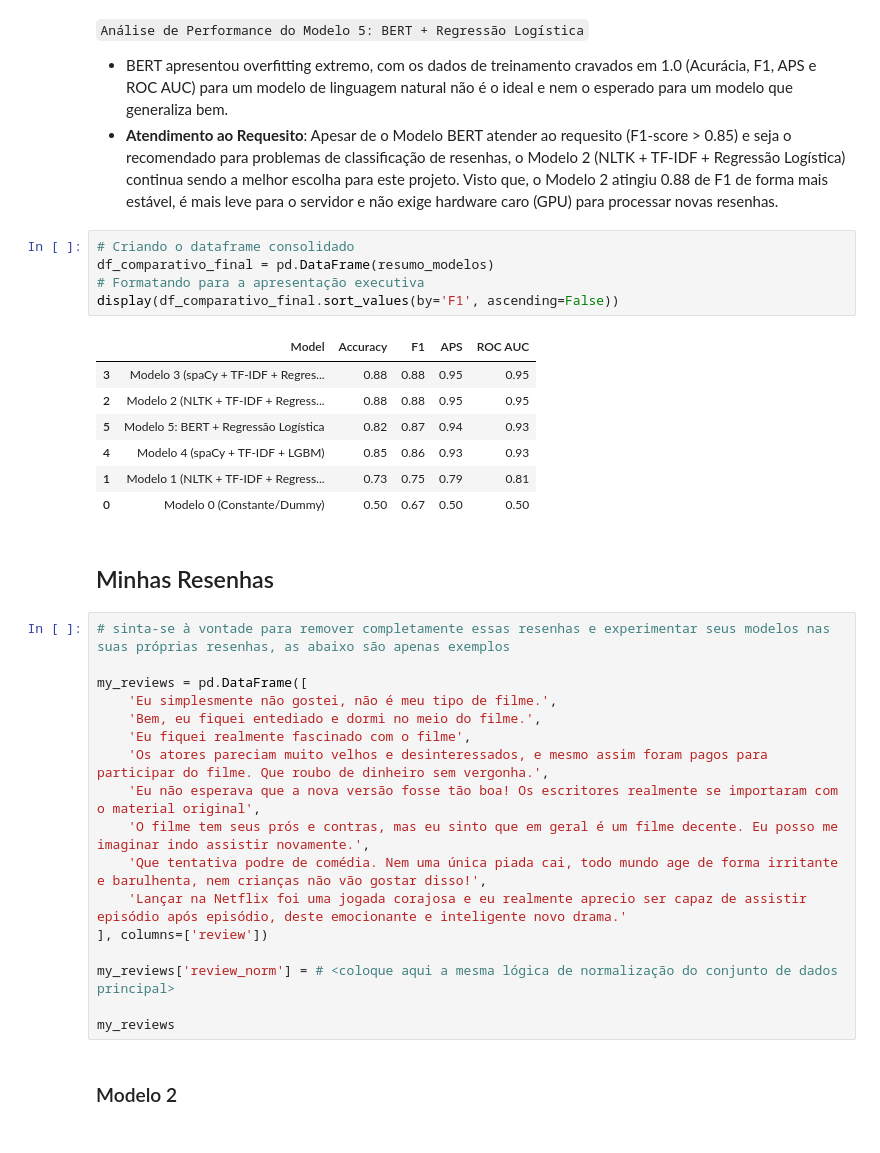
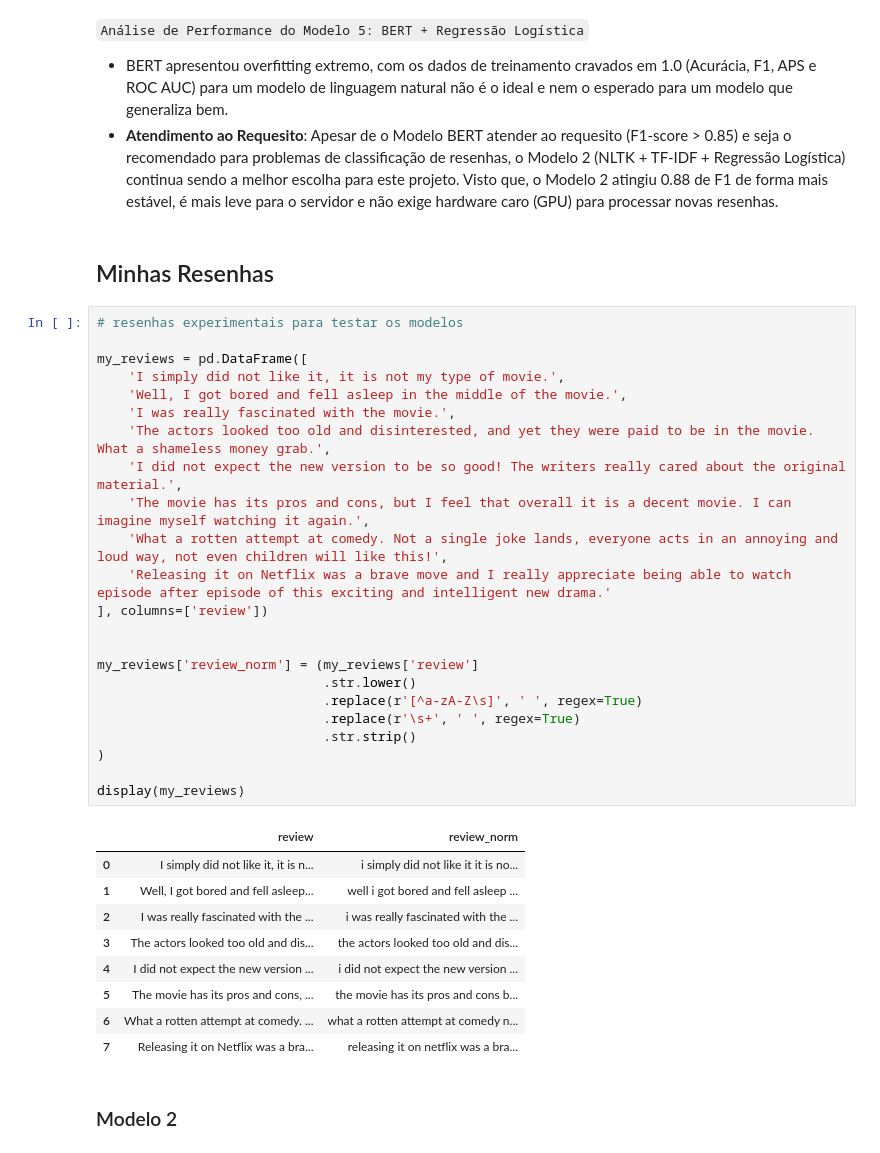
Before and after one commit to JulianaGalli/film-sentiment-classifier, a Jupyter notebook: EDA.ipynb, the cells around one changed output. Cells and saved outputs as stored; diff of their text form.

```diff
--- a/EDA.ipynb
+++ b/EDA.ipynb
@@ -976,38 +984,41 @@ KeyboardInterrupt:
 `Análise de Performance do Modelo 5: BERT + Regressão Logística`
 - BERT apresentou overfitting extremo, com os dados de treinamento cravados em 1.0 (Acurácia, F1, APS e ROC AUC) para um modelo de linguagem natural não é o ideal e nem o esperado para um modelo que generaliza bem.
 - **Atendimento ao Requesito**: Apesar de o Modelo BERT atender ao requesito (F1-score > 0.85) e seja o recomendado para problemas de classificação de resenhas, o Modelo 2 (NLTK + TF-IDF + Regressão Logística) continua sendo a melhor escolha para este projeto. Visto que, o Modelo 2 atingiu 0.88 de F1 de forma mais estável, é mais leve para o servidor e não exige hardware caro (GPU) para processar novas resenhas.
-# %%
-# Criando o dataframe consolidado
-df_comparativo_final = pd.DataFrame(resumo_modelos)
-# Formatando para a apresentação executiva
-display(df_comparativo_final.sort_values(by='F1', ascending=False))
-# %% [output]
-|  | Model | Accuracy | F1 | APS | ROC AUC |
-| 3 | Modelo 3 (spaCy + TF-IDF + Regres... | 0.88 | 0.88 | 0.95 | 0.95 |
-| 2 | Modelo 2 (NLTK + TF-IDF + Regress... | 0.88 | 0.88 | 0.95 | 0.95 |
-| 5 | Modelo 5: BERT + Regressão Logística | 0.82 | 0.87 | 0.94 | 0.93 |
-| 4 | Modelo 4 (spaCy + TF-IDF + LGBM) | 0.85 | 0.86 | 0.93 | 0.93 |
-| 1 | Modelo 1 (NLTK + TF-IDF + Regress... | 0.73 | 0.75 | 0.79 | 0.81 |
-| 0 | Modelo 0 (Constante/Dummy) | 0.50 | 0.67 | 0.50 | 0.50 |
 # %% [markdown]
 ## Minhas Resenhas
-# %%
-# sinta-se à vontade para remover completamente essas resenhas e experimentar seus modelos nas suas próprias resenhas, as abaixo são apenas exemplos
-
-my_reviews = pd.DataFrame([
-    'Eu simplesmente não gostei, não é meu tipo de filme.',
-    'Bem, eu fiquei entediado e dormi no meio do filme.',
-    'Eu fiquei realmente fascinado com o filme',
-    'Os atores pareciam muito velhos e desinteressados, e mesmo assim foram pagos para participar do filme. Que roubo de dinheiro sem vergonha.',
-    'Eu não esperava que a nova versão fosse tão boa! Os escritores realmente se importaram com o material original',
-    'O filme tem seus prós e contras, mas eu sinto que em geral é um filme decente. Eu posso me imaginar indo assistir novamente.',
-    'Que tentativa podre de comédia. Nem uma única piada cai, todo mundo age de forma irritante e barulhenta, nem crianças não vão gostar disso!',
-    'Lançar na Netflix foi uma jogada corajosa e eu realmente aprecio ser capaz de assistir episódio após episódio, deste emocionante e inteligente novo drama.'
-], columns=['review'])
-
-my_reviews['review_norm'] = # <coloque aqui a mesma lógica de normalização do conjunto de dados principal>
-
-my_reviews
+# %%
+# resenhas experimentais para testar os modelos
+
+my_reviews = pd.DataFrame([
+    'I simply did not like it, it is not my type of movie.',
+    'Well, I got bored and fell asleep in the middle of the movie.',
+    'I was really fascinated with the movie.',
+    'The actors looked too old and disinterested, and yet they were paid to be in the movie. What a shameless money grab.',
+    'I did not expect the new version to be so good! The writers really cared about the original material.',
+    'The movie has its pros and cons, but I feel that overall it is a decent movie. I can imagine myself watching it again.',
+    'What a rotten attempt at comedy. Not a single joke lands, everyone acts in an annoying and loud way, not even children will like this!',
+    'Releasing it on Netflix was a brave move and I really appreciate being able to watch episode after episode of this exciting and intelligent new drama.'
+], columns=['review'])
+
+
+my_reviews['review_norm'] = (my_reviews['review']
+                             .str.lower()
+                             .replace(r'[^a-zA-Z\s]', ' ', regex=True)
+                             .replace(r'\s+', ' ', regex=True)
+                             .str.strip()
+)
+
+display(my_reviews)
+# %% [output]
+|  | review | review_norm |
+| 0 | I simply did not like it, it is n... | i simply did not like it it is no... |
+| 1 | Well, I got bored and fell asleep... | well i got bored and fell asleep ... |
+| 2 | I was really fascinated with the ... | i was really fascinated with the ... |
+| 3 | The actors looked too old and dis... | the actors looked too old and dis... |
+| 4 | I did not expect the new version ... | i did not expect the new version ... |
+| 5 | The movie has its pros and cons, ... | the movie has its pros and cons b... |
+| 6 | What a rotten attempt at comedy. ... | what a rotten attempt at comedy n... |
+| 7 | Releasing it on Netflix was a bra... | releasing it on netflix was a bra... |
 # %% [markdown]
 ### Modelo 2
 # %%
```
Also changed, not shown: parts of 17 cells of this notebook.
